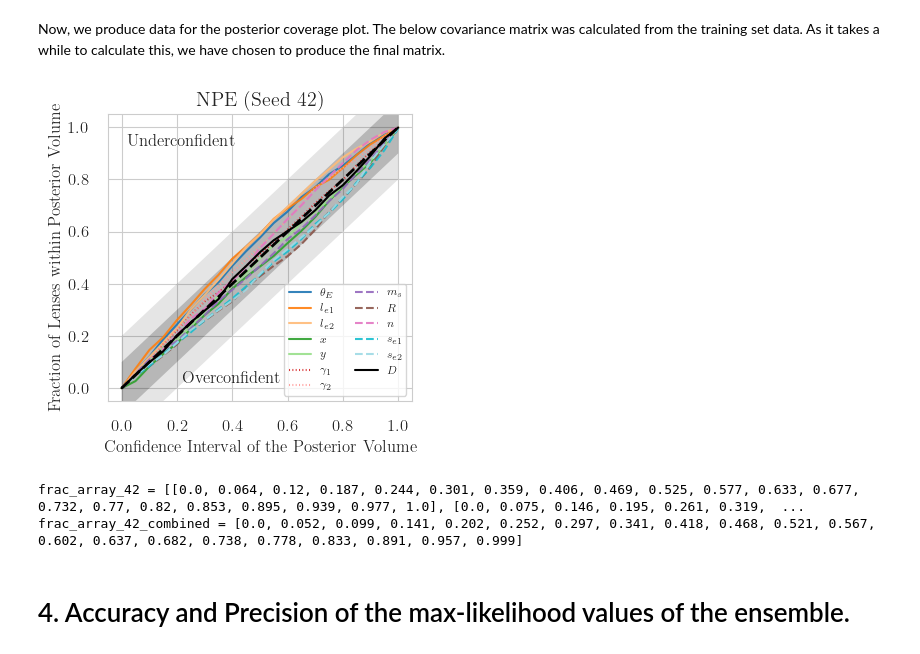
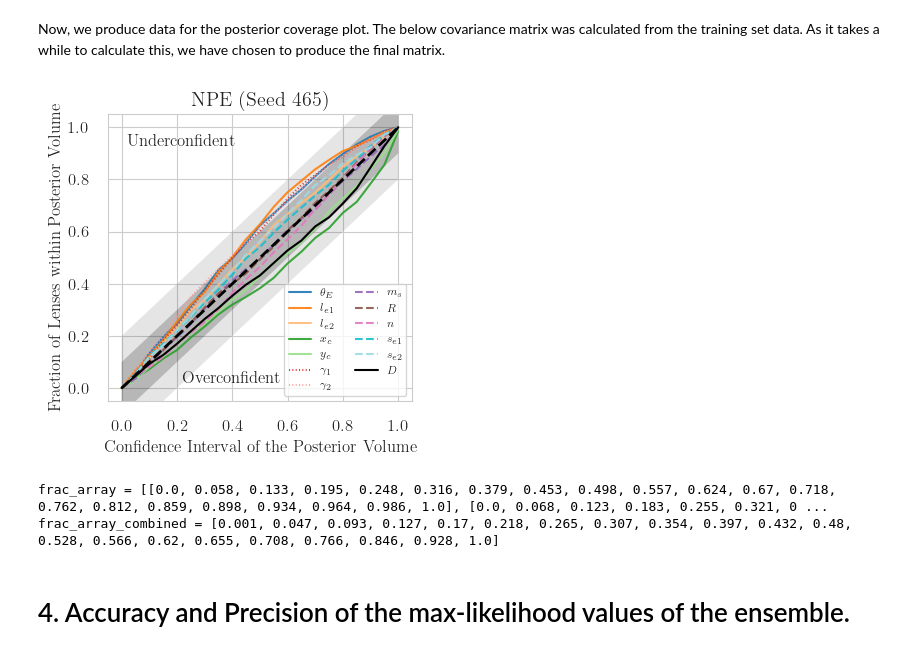
Before and after one commit to deepskies/DeepLensSBI, a Jupyter notebook: Analysis/12_param_analysis_notebook.ipynb, the cells around one changed output. Saved outputs shown, nothing was run; the diff lists cells and outputs as text; code cells hidden in the pictures.

```diff
--- a/Analysis/12_param_analysis_notebook.ipynb
+++ b/Analysis/12_param_analysis_notebook.ipynb
@@ -344,7 +312,5 @@ from sbi.analysis import check_sbc,run_sbc, get_nltp, sbc_rank_plot
 from sbi.inference import SNPE, SNPE_C, prepare_for_sbi, simulate_for_sbi
 from sbi.simulators import linear_gaussian, diagonal_linear_gaussian
 
+num_sbc_runs = 1000
 num_posterior_samples = 1000
-
-ranks_42, dap_samples_42 = run_sbc(theta, images, pos_list_400_20_42[0], num_posterior_samples=num_posterior_samples)
-check_stats_42 = check_sbc(ranks_42.cpu(), theta.cpu(), dap_samples_42.cpu(), num_posterior_samples=num_posterior_samples)
@@ -361,30 +328,29 @@ open_file = open(file_name, "wb")
 pickle.dump(SBC_arr, open_file)
 open_file.close()
 # %%
-file_name = "../SBI_WG/Jason/12_param_model_seed42_SBC.pkl"
+file_name = f"../SBI_WG/Jason/12_param_model_seed_{seed}_SBC.pkl"
 open_file = open(file_name, "rb")
 SBC_arr = pickle.load(open_file)
 open_file.close()
 
-ranks_42, dap_samples_42, check_stats_42 = SBC_arr
+ranks, dap_samples, check_stats = SBC_arr
 # %%
+print(f"kolmogorov-smirnov p-values \ncheck_stats['ks_pvals'] = {check_stats['ks_pvals'].cpu().numpy()}")
+print(f"c2st accuracies \ncheck_stats['c2st_ranks'] = {check_stats['c2st_ranks'].cpu().numpy()}")
+print(f"- c2st accuracies check_stats['c2st_dap'] = {check_stats['c2st_dap'].cpu().numpy()}")
 
-print(f"kolmogorov-smirnov p-values \ncheck_stats['ks_pvals'] = {check_stats_42['ks_pvals'].cpu().numpy()}")
-print(f"c2st accuracies \ncheck_stats['c2st_ranks'] = {check_stats_42['c2st_ranks'].cpu().numpy()}")
-print(f"- c2st accuracies check_stats['c2st_dap'] = {check_stats_42['c2st_dap'].cpu().numpy()}")
+parameter_labels=[r'$\theta_E$',r'$l_{e1}$',r'$l_{e2}$',r'$x_c$',r'$y_c$',r'$\gamma_1$',r'$\gamma_2$',r'$m_s$',r'$R$',r'$n$',r'$s_{e1}$',r'$s_{e2}$']
 
-parameter_labels=[r'$\theta_E$',r'$l_{e1}$',r'$l_{e2}$',r'$x$',r'$y$',r'$\gamma_1$',r'$\gamma_2$',r'$m_s$',r'$R$',r'$n$',r'$s_{e1}$',r'$s_{e2}$']
-
-f,ax=sbc_rank_plot(ranks=ranks_42.cpu(),num_posterior_samples=num_posterior_samples,
+f,ax=sbc_rank_plot(ranks=ranks.cpu(),num_posterior_samples=num_posterior_samples,
              plot_type="hist",
              num_bins=None, parameter_labels=parameter_labels, ranks_labels=[''], figsize = (8,6))
-plt.suptitle('Seed 42')
+plt.suptitle(f'Seed {seed}')
 plt.tight_layout()
-plt.savefig('12_param_npe_pos_42_sbc_hist.pdf', format='pdf')
+plt.savefig(f'12_param_npe_pos_{seed}_sbc_hist.pdf', format='pdf')
 
-f, ax = sbc_rank_plot(ranks_42.cpu(), num_sbc_runs, plot_type = "cdf", parameter_labels=parameter_labels, figsize = (5,5))
-plt.title('Seed 42')
+f, ax = sbc_rank_plot(ranks.cpu(), num_sbc_runs, plot_type = "cdf", parameter_labels=parameter_labels, figsize = (5,5))
+plt.title(f'Seed {seed}')
 plt.tight_layout()
-plt.savefig('12_param_npe_pos_42_sbc_cdf.pdf', format='pdf')
+plt.savefig(f'12_param_npe_pos_{seed}_sbc_cdf.pdf', format='pdf')
 # %% [output]
 kolmogorov-smirnov p-values
@@ -577,6 +481,6 @@ percentile_array = np.linspace(0,100,21)
 # %%
-frac_array_42 = calculate_coverage_fraction(x_observed,pos_list_400_20_42, true_array, percentile_array, test_number)
-frac_array_42_combined = calculate_coverage_fraction_distance_2(x_observed,pos_list_400_20_42, true_array, percentile_array, cov, test_number)
+frac_array = calculate_coverage_fraction(x_observed,pos_list, true_array, percentile_array, test_number)
+frac_array_combined = calculate_coverage_fraction_distance_2(x_observed,pos_list, true_array, percentile_array, cov, test_number)
 # %%
 percentile_array = np.linspace(0,100,21)
 percentile_array_norm = np.array(percentile_array)/100
@@ -602,44 +506,45 @@ plt.rc('lines', linewidth=1.5)
 plt.rc('axes', prop_cycle=default_cycler)
 
 sns.set_style("whitegrid")
 rcParams.update({"text.usetex": True})
 rcParams['font.family'] = 'serif'
 
 fig, ax = plt.subplots(1,1,figsize=(4,4))
-plt.plot(percentile_array_norm, frac_array_42.T, alpha = .9)
-plt.plot(percentile_array_norm, frac_array_42_combined, c = 'k',ls='-')
+plt.plot(percentile_array_norm, frac_array.T, alpha = .9)
+plt.plot(percentile_array_norm, frac_array_combined, c = 'k',ls='-')
 plt.plot([0,0.5,1],[0,0.5,1], 'k--', lw=2, zorder=1000)
 plt.fill_between(
     x=percentile_array_norm,
     y1=percentile_array_norm-0.1,
     y2=percentile_array_norm+0.1,
     color='k',
     edgecolor="none",
     alpha=0.2,)
 plt.fill_between(
     x=percentile_array_norm,
     y1=percentile_array_norm-0.2,
     y2=percentile_array_norm+0.2,
     color='k',
     edgecolor="none",
     alpha=0.1,)
 plt.xlim([-0.05,1.05])
 plt.ylim([-0.05,1.05])
 plt.text(0.02,0.93,'Underconfident', fontsize=12, horizontalalignment='left')
 plt.text(0.22,0.02,'Overconfident',fontsize =12, horizontalalignment='left')
-plt.legend([r'$\theta_E$',r'$l_{e1}$',r'$l_{e2}$',r'$x$',r'$y$',r'$\gamma_1$',r'$\gamma_2$',r'$m_s$',r'$R$',r'$n$',r'$s_{e1}$',r'$s_{e2}$',r'$D$'],prop={'size': 8},ncol=2,loc=4)
+plt.legend([r'$\theta_E$',r'$l_{e1}$',r'$l_{e2}$',r'$x_c$',r'$y_c$',r'$\gamma_1$',r'$\gamma_2$',r'$m_s$',r'$R$',r'$n$',r'$s_{e1}$',r'$s_{e2}$',r'$D$'],prop={'size': 8},ncol=2,loc=4)
 plt.xlabel('Confidence Interval of the Posterior Volume')
 plt.ylabel('Fraction of Lenses within Posterior Volume')
-plt.title('NPE (Seed 42)')
+plt.title(f'NPE (Seed {seed})')
 plt.tight_layout()
+plt.savefig(f'12_param_npe_pos_{seed}_v2.pdf', format='pdf')
 # %% [output]
-[figure, old version]
+[figure, new version]
 # %%
-print("frac_array_42 =",frac_array_42.tolist())
-print("frac_array_42_combined =",frac_array_42_combined.tolist())
+print("frac_array =",frac_array.tolist())
+print("frac_array_combined =",frac_array_combined.tolist())
 # %% [output]
-frac_array_42 = [[0.0, 0.064, 0.12, 0.187, 0.244, 0.301, 0.359, 0.406, 0.469, 0.525, 0.577, 0.633, 0.677, 0.732, 0.77, 0.82, 0.853, 0.895, 0.939, 0.977, 1.0], [0.0, 0.075, 0.146, 0.195, 0.261, 0.319,  ...
-frac_array_42_combined = [0.0, 0.052, 0.099, 0.141, 0.202, 0.252, 0.297, 0.341, 0.418, 0.468, 0.521, 0.567, 0.602, 0.637, 0.682, 0.738, 0.778, 0.833, 0.891, 0.957, 0.999]
+frac_array = [[0.0, 0.058, 0.133, 0.195, 0.248, 0.316, 0.379, 0.453, 0.498, 0.557, 0.624, 0.67, 0.718, 0.762, 0.812, 0.859, 0.898, 0.934, 0.964, 0.986, 1.0], [0.0, 0.068, 0.123, 0.183, 0.255, 0.321, 0 ...
+frac_array_combined = [0.001, 0.047, 0.093, 0.127, 0.17, 0.218, 0.265, 0.307, 0.354, 0.397, 0.432, 0.48, 0.528, 0.566, 0.62, 0.655, 0.708, 0.766, 0.846, 0.928, 1.0]
 # %% [markdown]
 # 4. Accuracy and Precision of the max-likelihood values of the ensemble.
 # %% [markdown]
```
Also changed, not shown: parts of 22 cells of this notebook.
